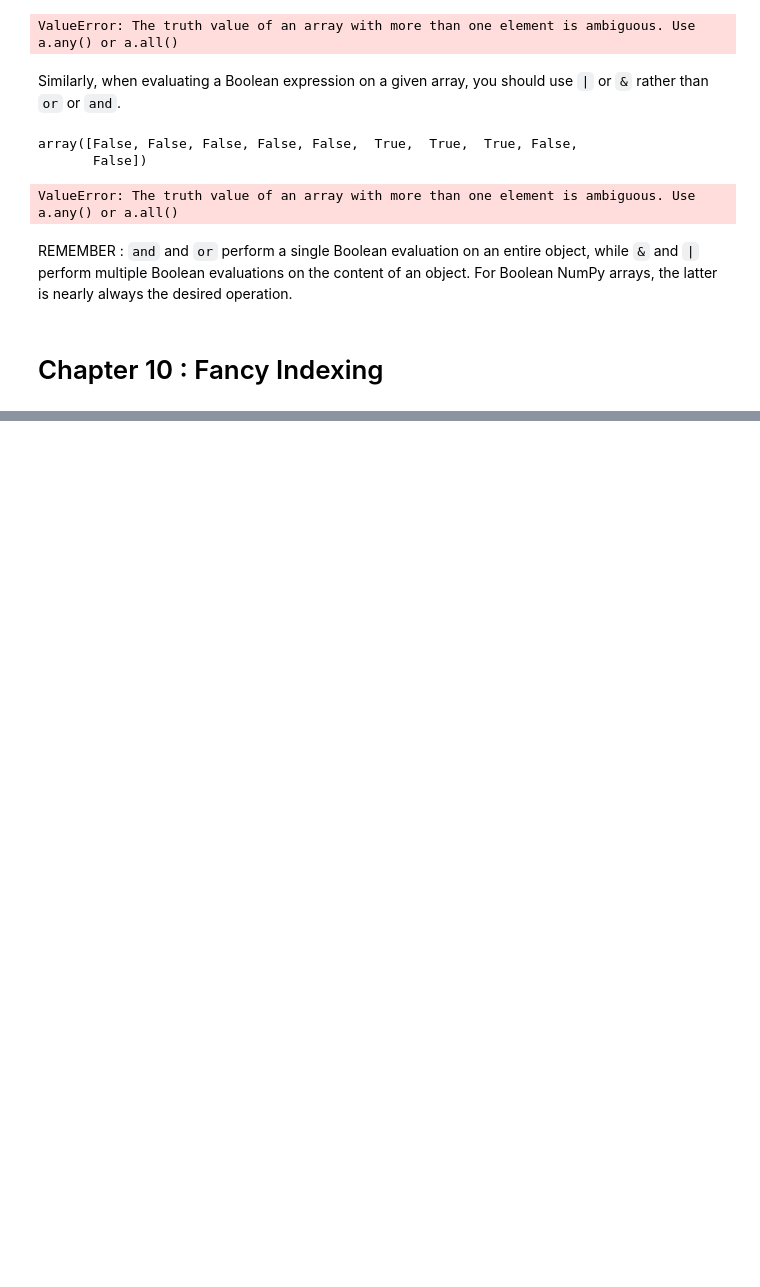
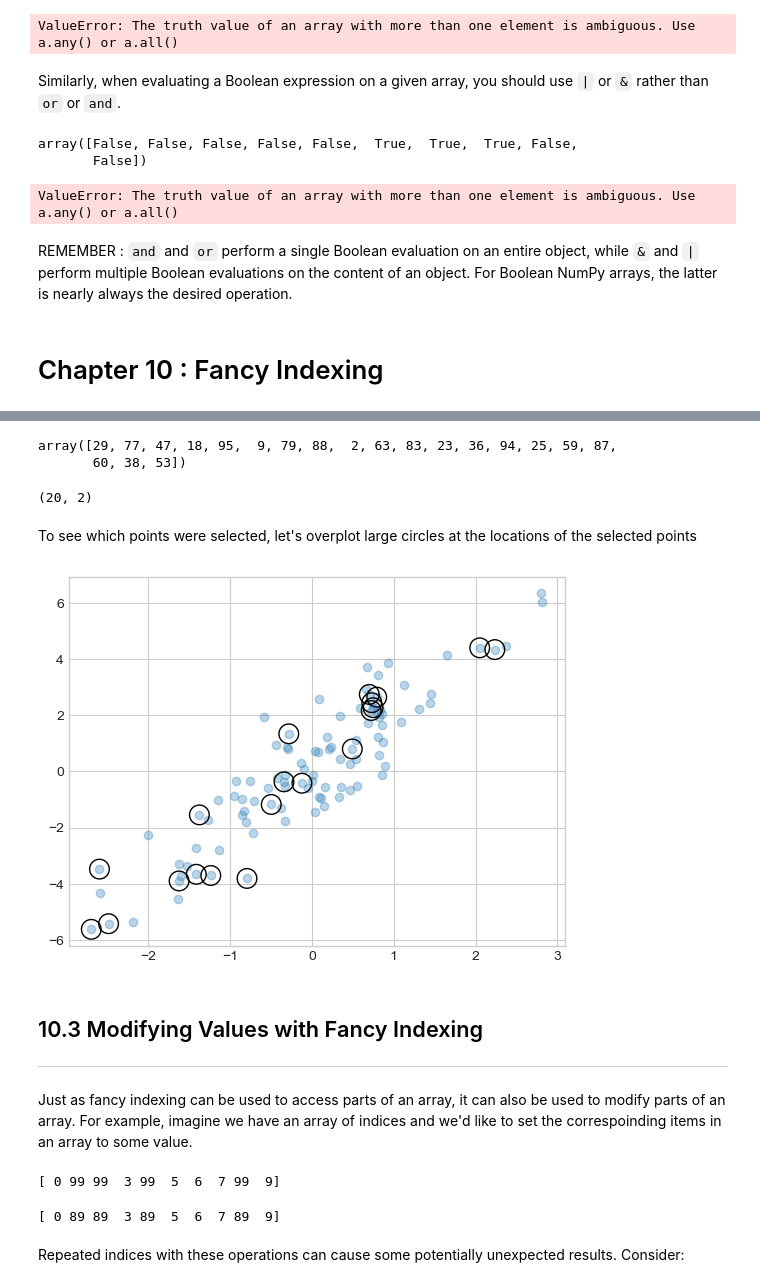
Before and after one commit to huymh/jupyter-notes, a Jupyter notebook: HB_Introduction_to_NumPy.ipynb, the cells around one changed output, grey strips where cells are left out. Drawn from its saved outputs; the diff is of its cells as text; code cells hidden in the pictures; blank space fills up the shorter version.

```diff
--- a/HB_Introduction_to_NumPy.ipynb
+++ b/HB_Introduction_to_NumPy.ipynb
@@ -1365,0 +1479,41 @@ REMEMBER : `and` and `or` perform a single Boolean evaluation on an entire objec
+# %%
+indices = np.random.choice(X.shape[0], 20, replace = False)
+indices
+# %% [output]
+array([29, 77, 47, 18, 95,  9, 79, 88,  2, 63, 83, 23, 36, 94, 25, 59, 87,
+       60, 38, 53])
+# %%
+selection = X[indices] # fancy indexing here
+selection.shape
+# %% [output]
+(20, 2)
+# %% [markdown]
+To see which points were selected, let's overplot large circles at the locations of the selected points
+# %%
+plt.clf
+plt.scatter(X[:,0], X[:,1], alpha = 0.3)
+plt.scatter(selection[:,0], selection[:,1],
+            facecolor = 'none', edgecolor = 'black', s = 200);
+plt.show()
+# %% [output]
+[figure, added]
+# %% [markdown]
+## 10.3 Modifying Values with Fancy Indexing
+---
+# %% [markdown]
+Just as fancy indexing can be used to access parts of an array, it can also be used to modify parts of an array. For example, imagine we have an array of indices and we'd like to set the correspoinding items in an array to some value.
+# %%
+x = np.arange(10)
+i = np.array([2, 1, 8, 4])
+x[i] = 99
+print(x)
+# %% [output]
+[ 0 99 99  3 99  5  6  7 99  9]
+# %%
+# we can use any assignment-type operator for this
+x[i] -= 10
+print(x)
+# %% [output]
+[ 0 89 89  3 89  5  6  7 89  9]
+# %% [markdown]
+Repeated indices with these operations can cause some potentially unexpected results. Consider:
```
Also changed, not shown: parts of 34 cells of this notebook.
